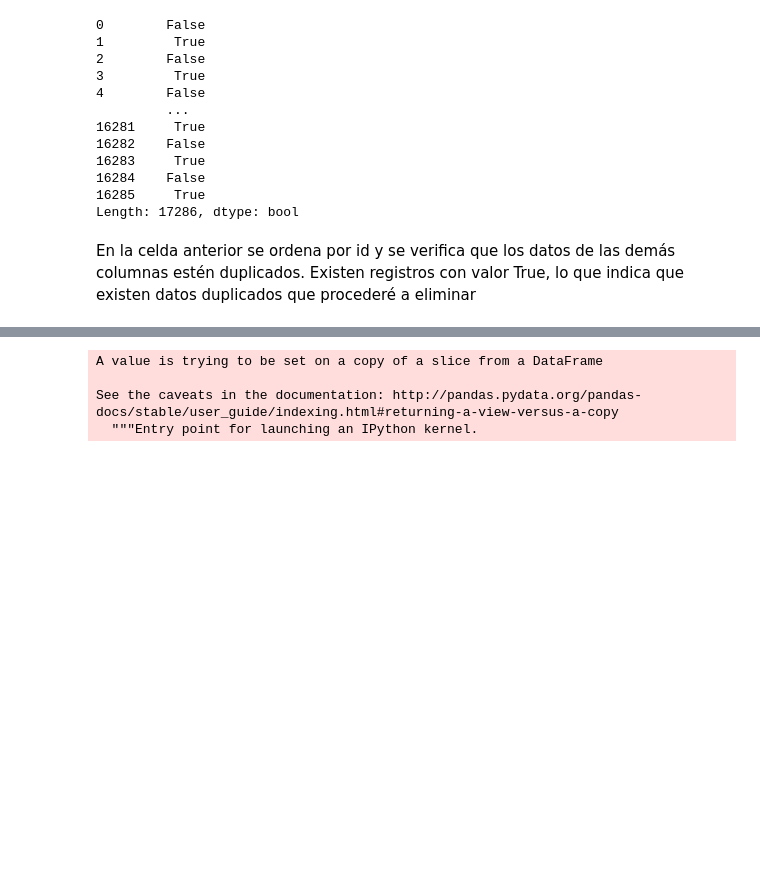
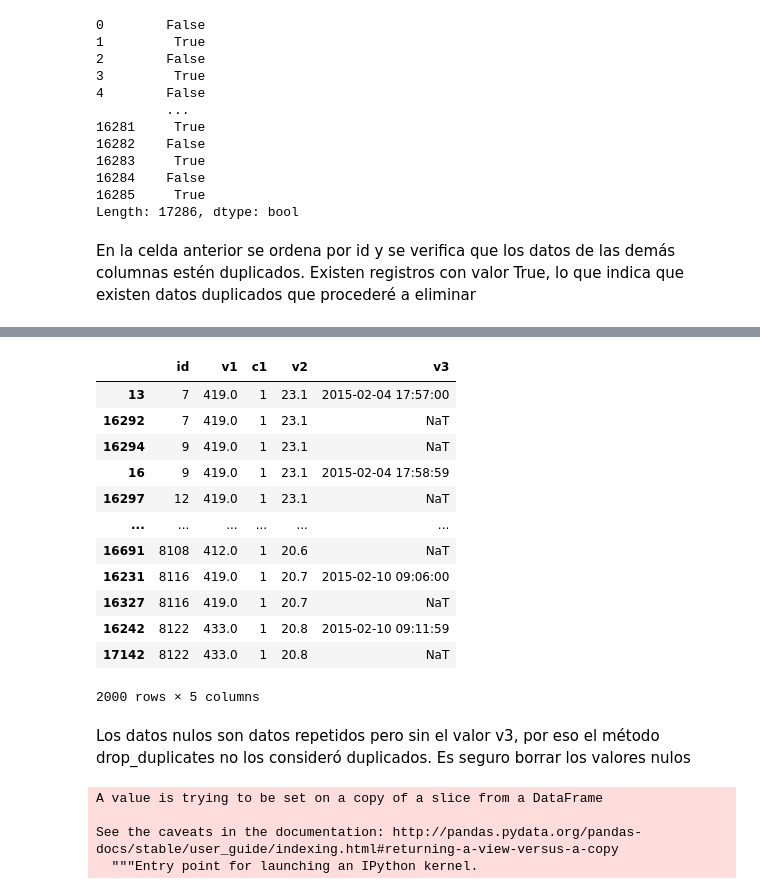
Before and after one commit to nohelycbr/VinkOsModelos, a Jupyter notebook: Modelos/Modelo de clasificación.ipynb, the cells around one changed output, grey strips where cells are left out. Saved outputs shown, nothing was run; the diff lists cells and outputs as text; code cells hidden in the pictures; blank space fills up the shorter version.

```diff
--- a/Modelos/Modelo de clasificación.ipynb
+++ b/Modelos/Modelo de clasificación.ipynb
@@ -165,3 +133,21 @@ El porcentaje de dato que son nulos es bajo por lo que decido eliminarlos.
+# %%
+df_limpio[df_limpio.id.isin(nulos.id)]
+# %% [output]
+|  | id | v1 | c1 | v2 | v3 |
+| 13 | 7 | 419.0 | 1 | 23.1 | 2015-02-04 17:57:00 |
+| 16292 | 7 | 419.0 | 1 | 23.1 | NaT |
+| 16294 | 9 | 419.0 | 1 | 23.1 | NaT |
+| 16 | 9 | 419.0 | 1 | 23.1 | 2015-02-04 17:58:59 |
+| 16297 | 12 | 419.0 | 1 | 23.1 | NaT |
+| ... | ... | ... | ... | ... | ... |
+| 16691 | 8108 | 412.0 | 1 | 20.6 | NaT |
+| 16231 | 8116 | 419.0 | 1 | 20.7 | 2015-02-10 09:06:00 |
+| 16327 | 8116 | 419.0 | 1 | 20.7 | NaT |
+| 16242 | 8122 | 433.0 | 1 | 20.8 | 2015-02-10 09:11:59 |
+| 17142 | 8122 | 433.0 | 1 | 20.8 | NaT |
+2000 rows × 5 columns
+# %% [markdown]
+Los datos nulos son datos repetidos pero sin el valor v3, por eso el método drop_duplicates no los consideró duplicados. Es seguro borrar los valores nulos
 # %%
 df_limpio.dropna(inplace = True)
 # %% [output]
```
Also changed, not shown: parts of 22 cells of this notebook, 8 other files.
